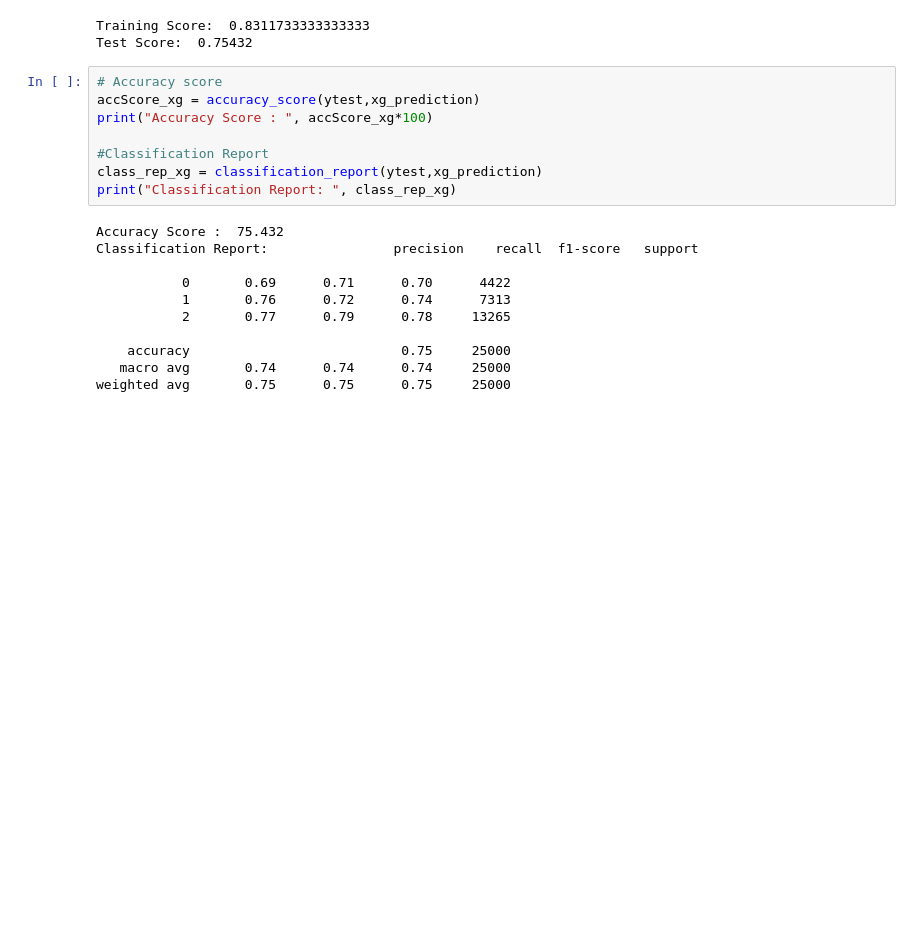
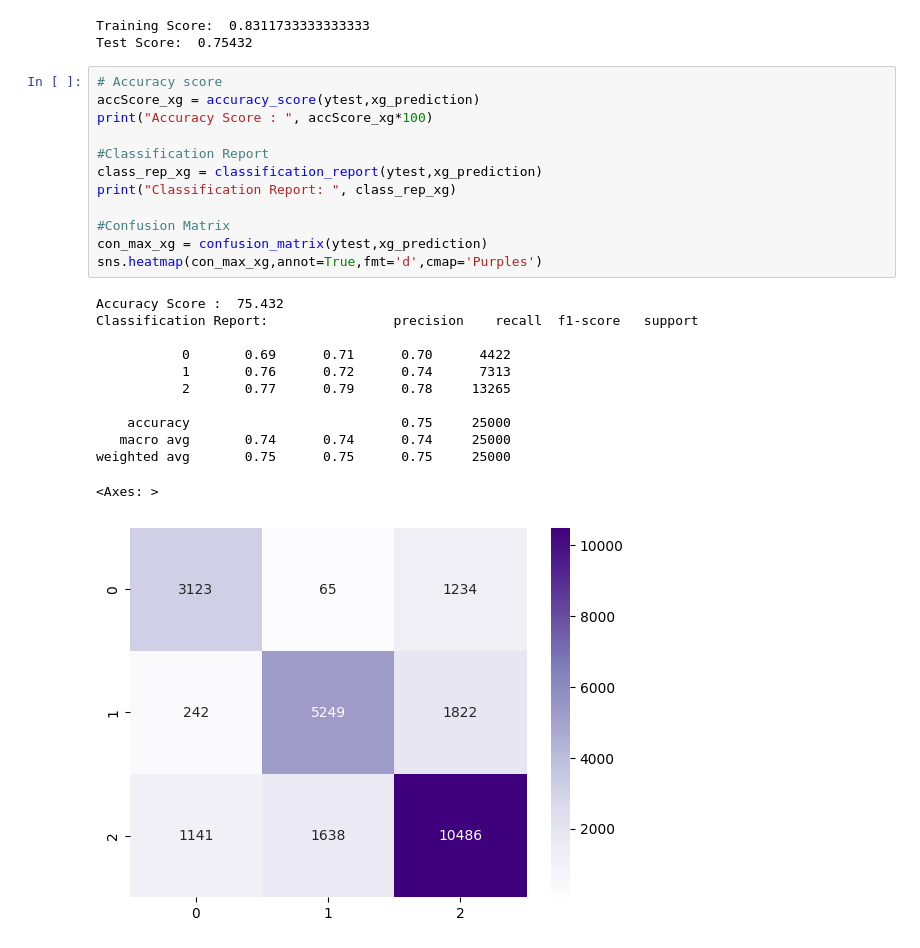
Before and after one commit to samifahim07/Bank_Credit_Score-Prediction-, a Jupyter notebook: final_project_2.ipynb, the cells around one changed output. Cells and saved outputs as stored; diff of their text form; blank space fills up the shorter version.

```diff
--- a/final_project_2.ipynb
+++ b/final_project_2.ipynb
@@ -619,19 +619,25 @@ Test Score:  0.75432
 # %%
 # Accuracy score
 accScore_xg = accuracy_score(ytest,xg_prediction)
 print("Accuracy Score : ", accScore_xg*100)
 
 #Classification Report
 class_rep_xg = classification_report(ytest,xg_prediction)
 print("Classification Report: ", class_rep_xg)
+
+#Confusion Matrix
+con_max_xg = confusion_matrix(ytest,xg_prediction)
+sns.heatmap(con_max_xg,annot=True,fmt='d',cmap='Purples')
 # %% [output]
 Accuracy Score :  75.432
 Classification Report:                precision    recall  f1-score   support
 
            0       0.69      0.71      0.70      4422
            1       0.76      0.72      0.74      7313
            2       0.77      0.79      0.78     13265
 
     accuracy                           0.75     25000
    macro avg       0.74      0.74      0.74     25000
 weighted avg       0.75      0.75      0.75     25000
+<Axes: >
+[figure, added]
```
